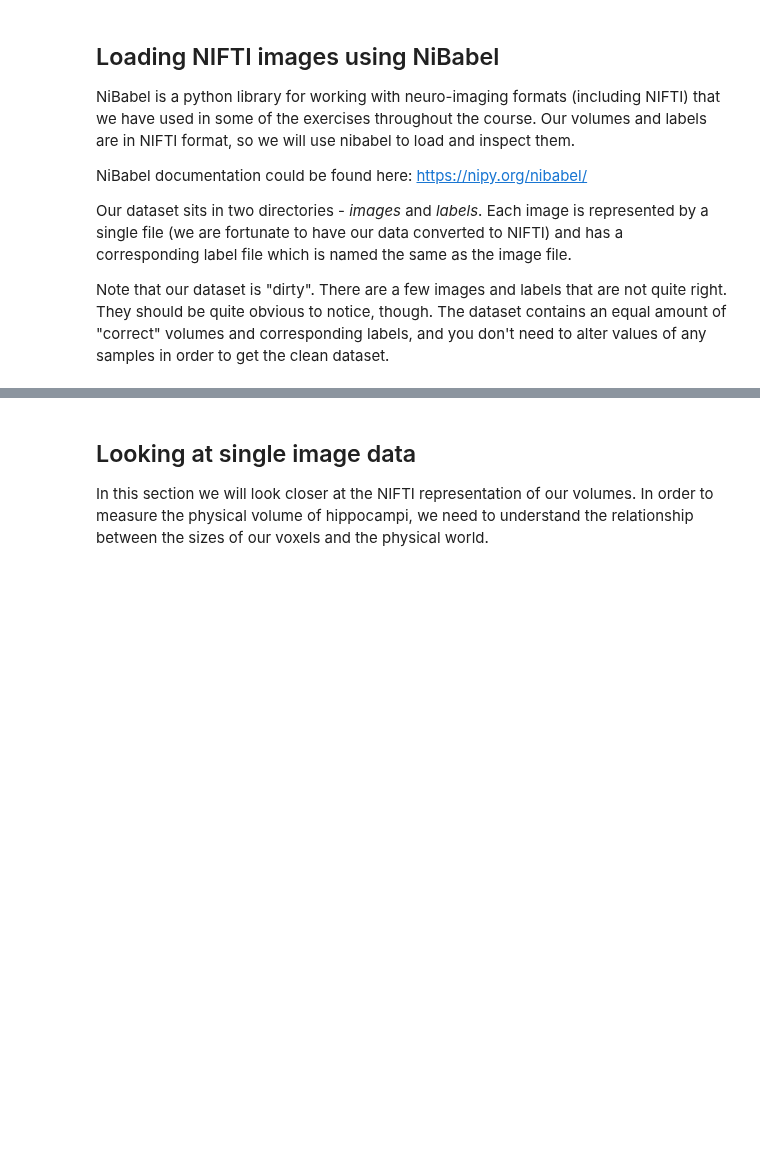
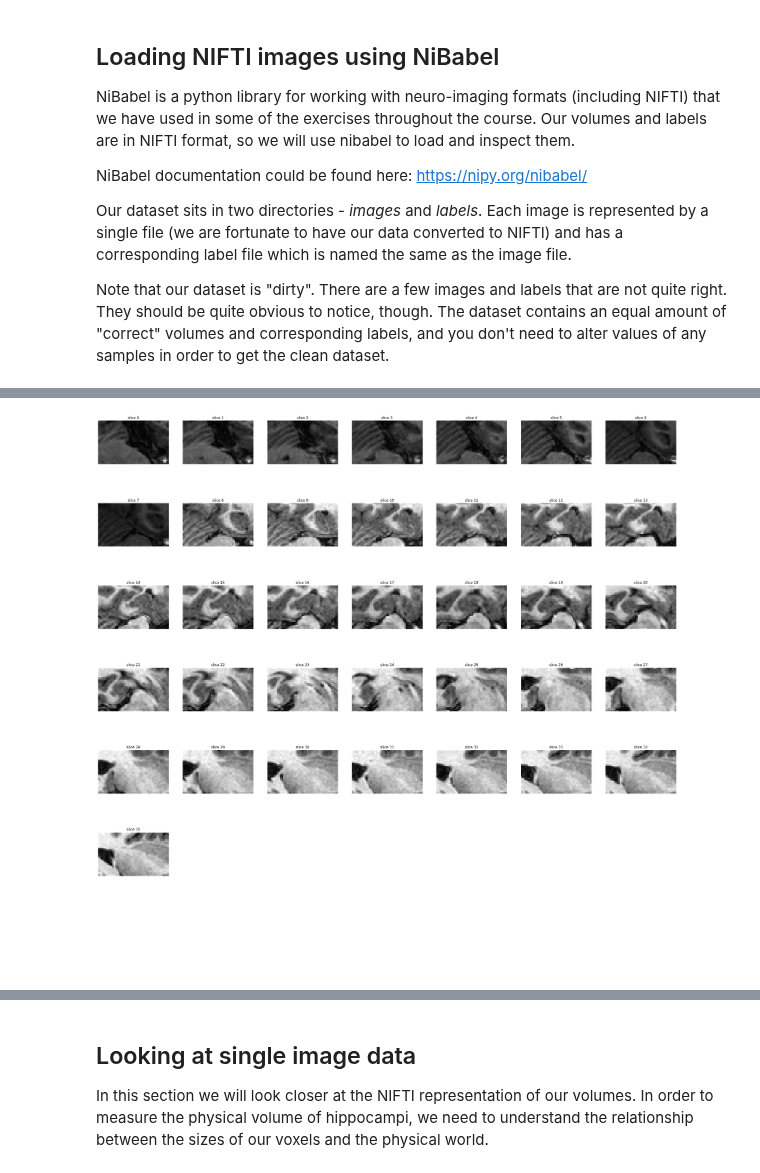
Before and after one commit to smuchuchuti/Final-Project-EDA, a Jupyter notebook: Final Project EDA.ipynb, the cells around one changed output, grey strips where cells are left out. Cells and saved outputs as stored; diff of their text form; code cells hidden in the pictures; blank space fills up the shorter version.

```diff
--- a/Final Project EDA.ipynb
+++ b/Final Project EDA.ipynb
@@ -94,6 +59,0 @@ outlier_img2 = nib.load(im_path).get_fdata()
-# %%
-#Plotting the outlier images:
-fig, axs = plt.subplots(1, 2)
-
-axs[0].imshow(outlier_img1[:, :, 20], cmap = 'gray')
-axs[1].imshow(outlier_img2[:, : , 200], cmap = 'gray')
@@ -158,3 +83,31 @@ show_image_label(hippo_img, hippo_label)
+# %%
+# We will also give you a convenience function to visualize all slices in a grid as thumbnails:
+
+def display_volume_slices(img, w, h):
+    plot_w = w
+    plot_h = h
+
+    # You can play with figsize parameter to adjust how large the images are
+    fig, ax = plt.subplots(plot_h, plot_w, figsize=[35,35])
+
+    for i in range(plot_w*plot_h):
+        plt_x = i % plot_w
+        plt_y = i // plot_w
+        if (i < len(img)):
+            ax[plt_y, plt_x].set_title(f"slice {i}")
+            ax[plt_y, plt_x].imshow(img[i], cmap='gray')
+        ax[plt_y, plt_x].axis("off")
+
+    plt.show()
+# And let's visualize ALL slices
+#
+# Note that we are calling np.transpose here because our display_volume_slices iterates over 0th dimension
+# of the input volume. Our Nibabel volumes have z dimension stored in the 2nd position, so we
+# move the z-dimension in front of the other two here
+
+display_volume_slices(np.transpose(image.get_fdata(), (2, 0, 1)), 7, 7)
+# %% [output]
+[figure, added]
 # %% [markdown]
 Load volume into 3D Slicer to validate that your visualization is correct and get a feel for the shape of structures.Try to get a visualization like the one below (hint: while Slicer documentation is not particularly great, there are plenty of YouTube videos available! Just look it up on YouTube if you are not sure how to do something)
 
```
Also changed, not shown: parts of 70 cells of this notebook.
